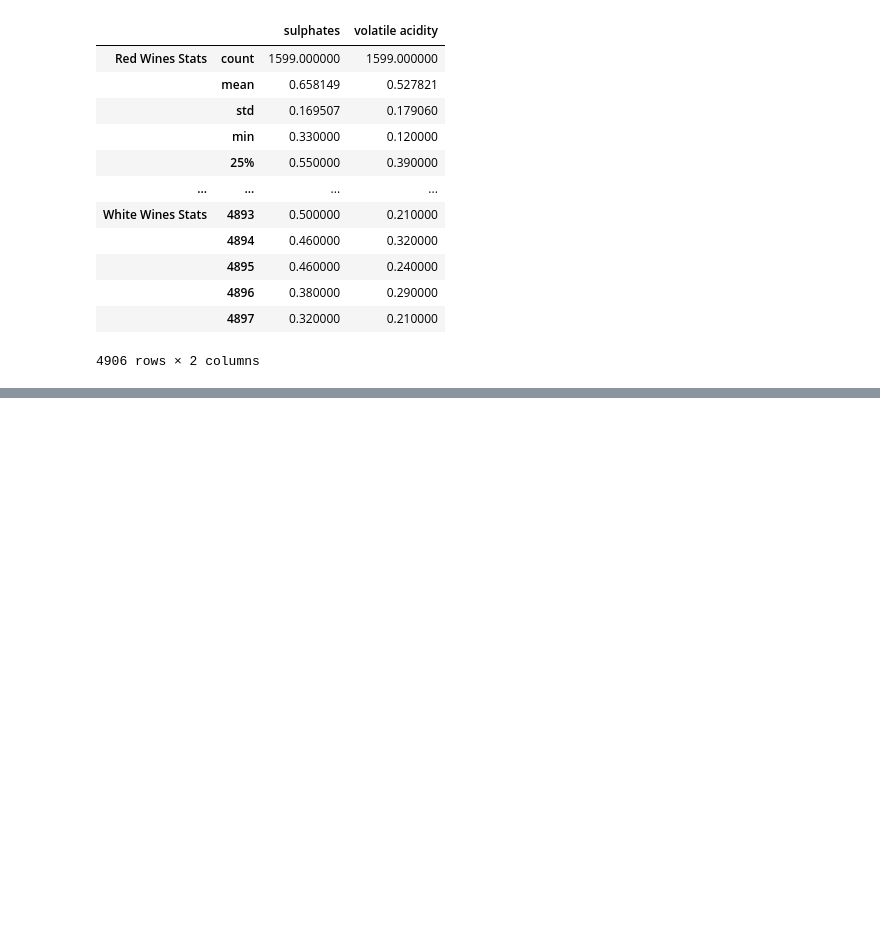
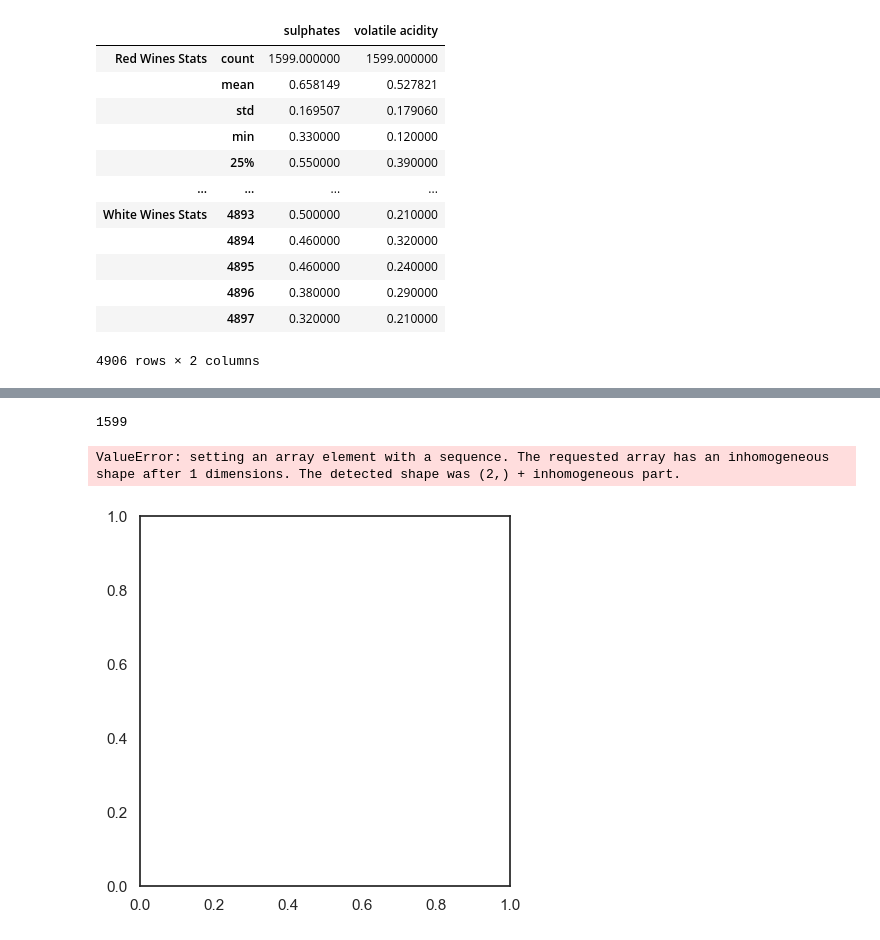
Before and after one commit to gabriela-arlt/BlueBerry-Winery, a Jupyter notebook: wine+quality/wine_project.ipynb, the cells around one changed output, grey strips where cells are left out. Drawn from its saved outputs; the diff is of its cells as text; code cells hidden in the pictures; blank space fills up the shorter version.

```diff
--- a/wine+quality/wine_project.ipynb
+++ b/wine+quality/wine_project.ipynb
@@ -343,0 +347,7 @@ pd.concat([red_wine[['sulphates', 'volatile acidity']].describe(), white_wine[['
+# %%
+red_wine_count=red_wine['quality'].count()
+red_wine_count
+# %% [output]
+1599
+# %%
+white_wine_count=white_wine['quality'].count()
@@ -343,0 +357,15 @@ pd.concat([red_wine[['sulphates', 'volatile acidity']].describe(), white_wine[['
+# %%
+
+sizes=[red_wine_count, white_wine_count]
+labels='Red Wine','White Wine'
+explode=(0,0.7)
+mycolors=['pink','yellow']
+
+fig1, ax1 = plt.subplots()
+ax1.pie(sizes, explode=explode, labels=labels, startangle=45,colors=mycolors)
+ax1.axis('equal')  # Equal aspect ratio ensures that pie is drawn as a circle.
+ax1.set_title('White and Red',loc='left')
+plt.show()
+# %% [output]
+ValueError: setting an array element with a sequence. The requested array has an inhomogeneous shape after 1 dimensions. The detected shape was (2,) + inhomogeneous part.
+[figure, added]
```
Also changed, not shown: parts of 28 cells of this notebook, 1 other file.
